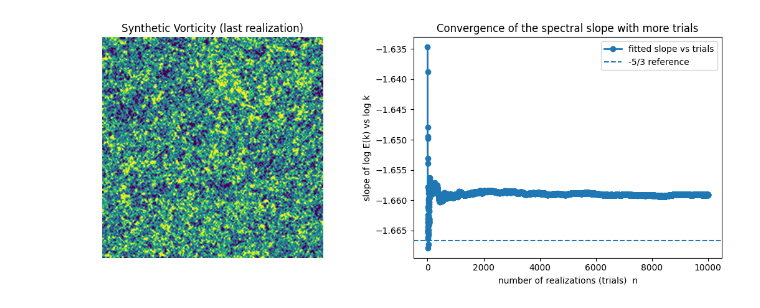
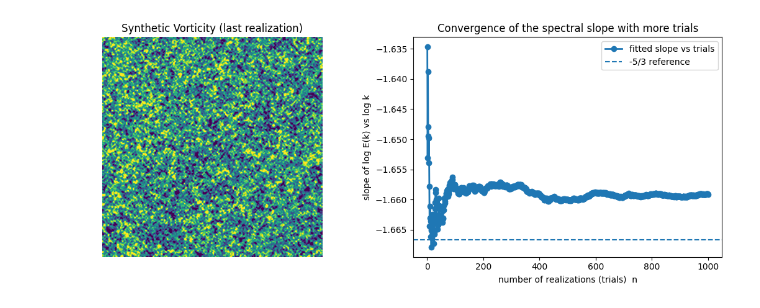
Before and after one commit to ParkSunggon/model_NFE, a Jupyter notebook: nfe.ipynb, the cells around one changed output. Cells and saved outputs as stored; diff of their text form; code cells hidden in the pictures.

```diff
--- a/nfe.ipynb
+++ b/nfe.ipynb
@@ -12,7 +12,7 @@ import matplotlib.pyplot as plt
 # ===== 파라미터 =====
 N = 256
 alpha = 4/3          # |û| ~ k^{-alpha}  -> shell-integrated E(k) ~ k^{1-2alpha} = k^{-5/3}
-TRIALS = 10000      # 시행(실현) 횟수
+TRIALS = 1000      # 시행(실현) 횟수
 seed0 = 42           # 재현성용 시드 기준
 
 # ===== 유틸 =====
@@ -70,31 +70,31 @@ for t in range(1, TRIALS+1):
     slope_hist.append(slope)
 
     # 마지막 시행의 와도 이미지를 왼쪽에 표시할 용도로 저장
     if t == TRIALS:
         ux_sp = np.fft.ifft2(ux_hat).real
         uy_sp = np.fft.ifft2(uy_hat).real
         omega = np.gradient(uy_sp, axis=1) - np.gradient(ux_sp, axis=0)
 
 # ===== 플롯 =====
 plt.figure(figsize=(11,4.5))
 
 # (왼쪽) 와도 이미지 (대비 살짝)
 plt.subplot(1,2,1)
 vmin, vmax = np.percentile(omega, 5), np.percentile(omega, 95)
 plt.imshow(omega, origin='lower', interpolation='bilinear', vmin=vmin, vmax=vmax)
 plt.title('Synthetic Vorticity (last realization)')
 plt.axis('off')
 
 # (오른쪽) 시행횟수에 따른 기울기 수렴
 n = np.arange(1, TRIALS+1)
 plt.subplot(1,2,2)
 plt.plot(n, slope_hist, marker='o', linewidth=2, label='fitted slope vs trials')
 plt.axhline(-5/3, linestyle='--', label='-5/3 reference')
 plt.xlabel('number of realizations (trials)  n')
 plt.ylabel('slope of log E(k) vs log k')
 plt.title('Convergence of the spectral slope with more trials')
 plt.legend()
 plt.tight_layout()
 plt.show()
 # %% [output]
-[figure, old version]
+[figure, new version]
```
